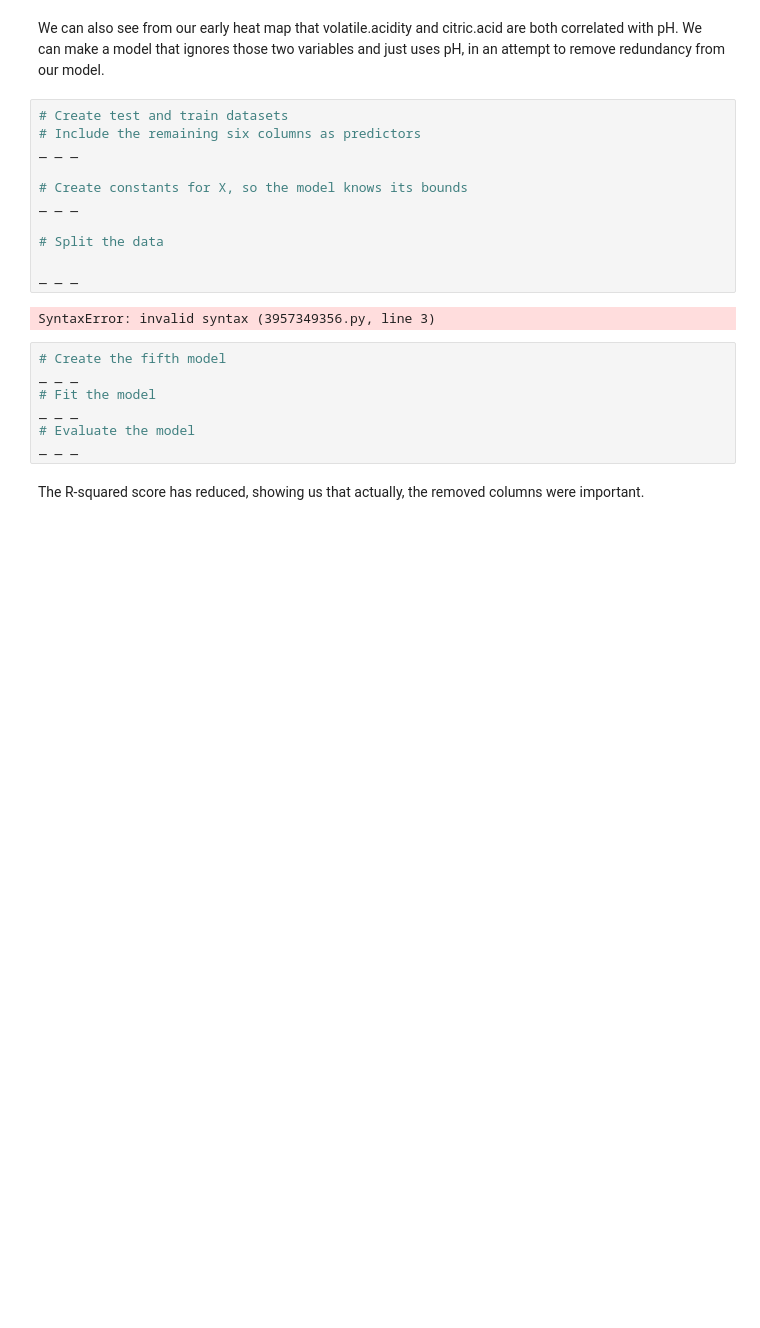
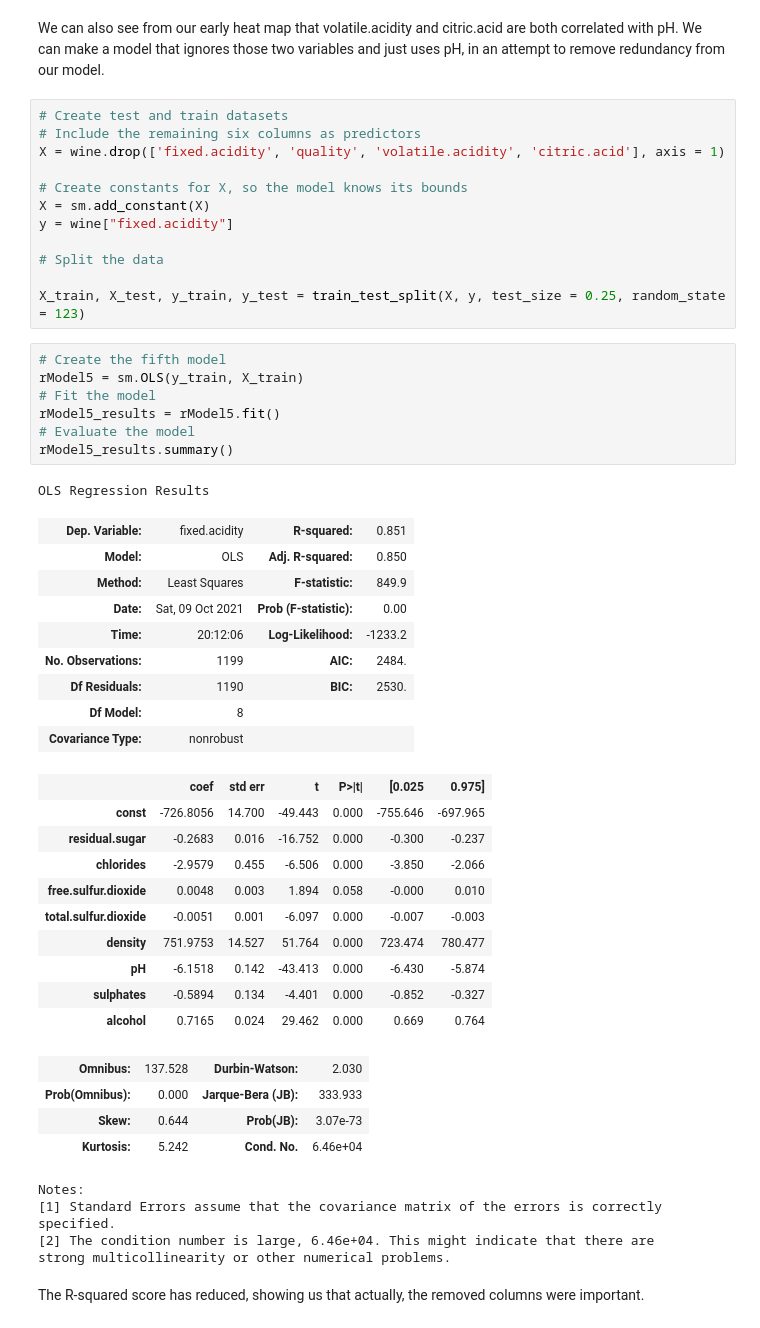
Before and after one commit to ElectricSheep007/UNH-Repo, a Jupyter notebook: 11.4.1_Case_Study_Linear_Regression/Springboard_Regression_Case_Study_the_Red_Wine_Dataset_Tier_3.ipynb, the cells around one changed output. Saved outputs shown, nothing was run; the diff lists cells and outputs as text; blank space fills up the shorter version.

```diff
--- a/11.4.1_Case_Study_Linear_Regression/Springboard_Regression_Case_Study_the_Red_Wine_Dataset_Tier_3.ipynb
+++ b/11.4.1_Case_Study_Linear_Regression/Springboard_Regression_Case_Study_the_Red_Wine_Dataset_Tier_3.ipynb
@@ -519,23 +508,51 @@ We can also see from our early heat map that volatile.acidity and citric.acid ar
 # %%
 # Create test and train datasets
 # Include the remaining six columns as predictors
-_ _ _
+X = wine.drop(['fixed.acidity', 'quality', 'volatile.acidity', 'citric.acid'], axis = 1)
 
 # Create constants for X, so the model knows its bounds
-_ _ _
+X = sm.add_constant(X)
+y = wine["fixed.acidity"]
 
 # Split the data
 
-_ _ _
+X_train, X_test, y_train, y_test = train_test_split(X, y, test_size = 0.25, random_state = 123)
-# %% [output]
-SyntaxError: invalid syntax (3957349356.py, line 3)
 # %%
 # Create the fifth model
-_ _ _
+rModel5 = sm.OLS(y_train, X_train)
 # Fit the model
-_ _ _
+rModel5_results = rModel5.fit()
 # Evaluate the model
-_ _ _
+rModel5_results.summary()
+# %% [output]
+OLS Regression Results
+| Dep. Variable: | fixed.acidity | R-squared: | 0.851 |
+| Model: | OLS | Adj. R-squared: | 0.850 |
+| Method: | Least Squares | F-statistic: | 849.9 |
+| Date: | Sat, 09 Oct 2021 | Prob (F-statistic): | 0.00 |
+| Time: | 20:12:06 | Log-Likelihood: | -1233.2 |
+| No. Observations: | 1199 | AIC: | 2484. |
+| Df Residuals: | 1190 | BIC: | 2530. |
+| Df Model: | 8 |  |  |
+| Covariance Type: | nonrobust |  |  |
+|  | coef | std err | t | P>|t| | [0.025 | 0.975] |
+| const | -726.8056 | 14.700 | -49.443 | 0.000 | -755.646 | -697.965 |
+| residual.sugar | -0.2683 | 0.016 | -16.752 | 0.000 | -0.300 | -0.237 |
+| chlorides | -2.9579 | 0.455 | -6.506 | 0.000 | -3.850 | -2.066 |
+| free.sulfur.dioxide | 0.0048 | 0.003 | 1.894 | 0.058 | -0.000 | 0.010 |
+| total.sulfur.dioxide | -0.0051 | 0.001 | -6.097 | 0.000 | -0.007 | -0.003 |
+| density | 751.9753 | 14.527 | 51.764 | 0.000 | 723.474 | 780.477 |
+| pH | -6.1518 | 0.142 | -43.413 | 0.000 | -6.430 | -5.874 |
+| sulphates | -0.5894 | 0.134 | -4.401 | 0.000 | -0.852 | -0.327 |
+| alcohol | 0.7165 | 0.024 | 29.462 | 0.000 | 0.669 | 0.764 |
+| Omnibus: | 137.528 | Durbin-Watson: | 2.030 |
+| Prob(Omnibus): | 0.000 | Jarque-Bera (JB): | 333.933 |
+| Skew: | 0.644 | Prob(JB): | 3.07e-73 |
+| Kurtosis: | 5.242 | Cond. No. | 6.46e+04 |
+Notes:
+[1] Standard Errors assume that the covariance matrix of the errors is correctly specified.
+[2] The condition number is large, 6.46e+04. This might indicate that there are
+strong multicollinearity or other numerical problems.
 # %% [markdown]
 The R-squared score has reduced, showing us that actually, the removed columns were important.
 # %% [markdown]
```
Also changed, not shown: parts of 10 cells of this notebook.
